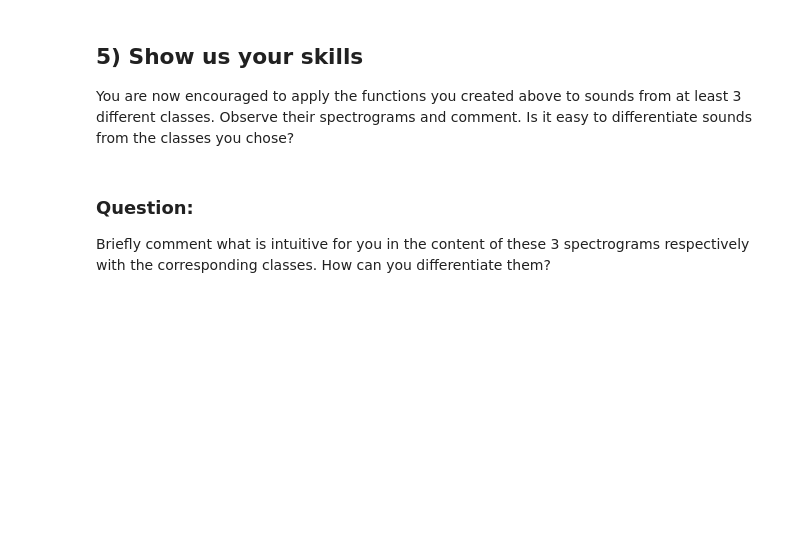
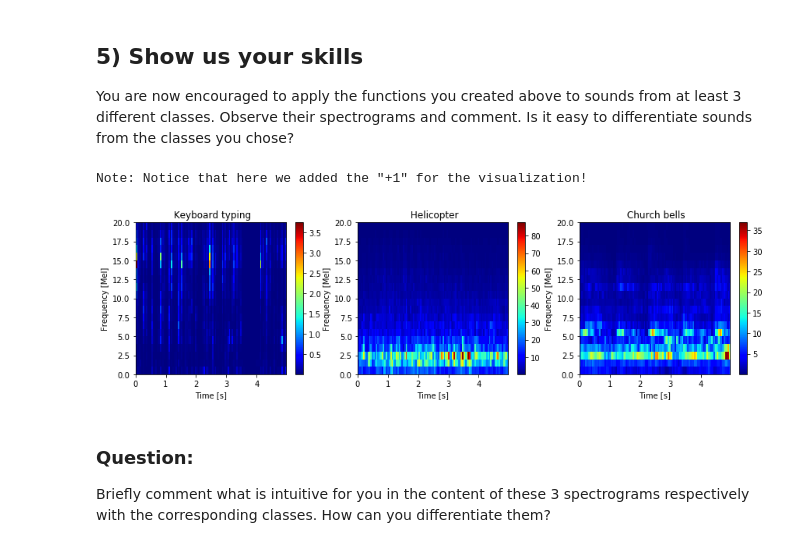
Before and after one commit to MrItistiou79/LELEC2102-Electricity-Project, a Jupyter notebook: H1_H3a-master/H1_student_complèté_lab.ipynb, the cells around one changed output. Drawn from its saved outputs; the diff is of its cells as text; code cells hidden in the pictures; blank space fills up the shorter version.

```diff
--- a/H1_H3a-master/H1_student_complèté_lab.ipynb
+++ b/H1_H3a-master/H1_student_complèté_lab.ipynb
@@ -399,29 +426,32 @@ You are now encouraged to apply the functions you created above to sounds from a
 # %%
 ### TO COMPLETE
 ### Choose 3 sounds from different classes to observe how their mel spectrograms differ
-sound1 = ...
-sound2 = ...
-sound3 = ...
+sound1 =  allpath[32,25]
+sound2 =  allpath[40,25]
+sound3 =  allpath[46,25]
 
 "Compute the melspecgrams"
 x1, _ = sf.read(sound1)
 x2, _ = sf.read(sound2)
 x3, _ = sf.read(sound3)
 melspec1 = melspecgram(x1)
 melspec2 = melspecgram(x2)
 melspec3 = melspecgram(x3)
 
 print("Note: Notice that here we added the \"+1\" for the visualization!")
 
 "Plot"
 fig = plt.figure(figsize=(12, 3))
 ax1 = fig.add_axes([0.0, 0.0, 0.28, 0.9])
 ax2 = fig.add_axes([0.33, 0.0, 0.28, 0.9])
 ax3 = fig.add_axes([0.66, 0.0, 0.28, 0.9])
 plot_specgram(melspec1, ax=ax1, is_mel=True, title=getclass(sound1), tf=len(y)/fs_down)
 plot_specgram(melspec2, ax=ax2, is_mel=True, title=getclass(sound2), tf=len(y)/fs_down)
 plot_specgram(melspec3, ax=ax3, is_mel=True, title=getclass(sound3), tf=len(y)/fs_down)
 plt.show()
+# %% [output]
+Note: Notice that here we added the "+1" for the visualization!
+[figure, added]
 # %% [markdown]
 ### Question:
 Briefly comment what is intuitive for you in the content of these 3 spectrograms respectively with the corresponding classes.
```
Also changed, not shown: parts of 3 cells of this notebook.
